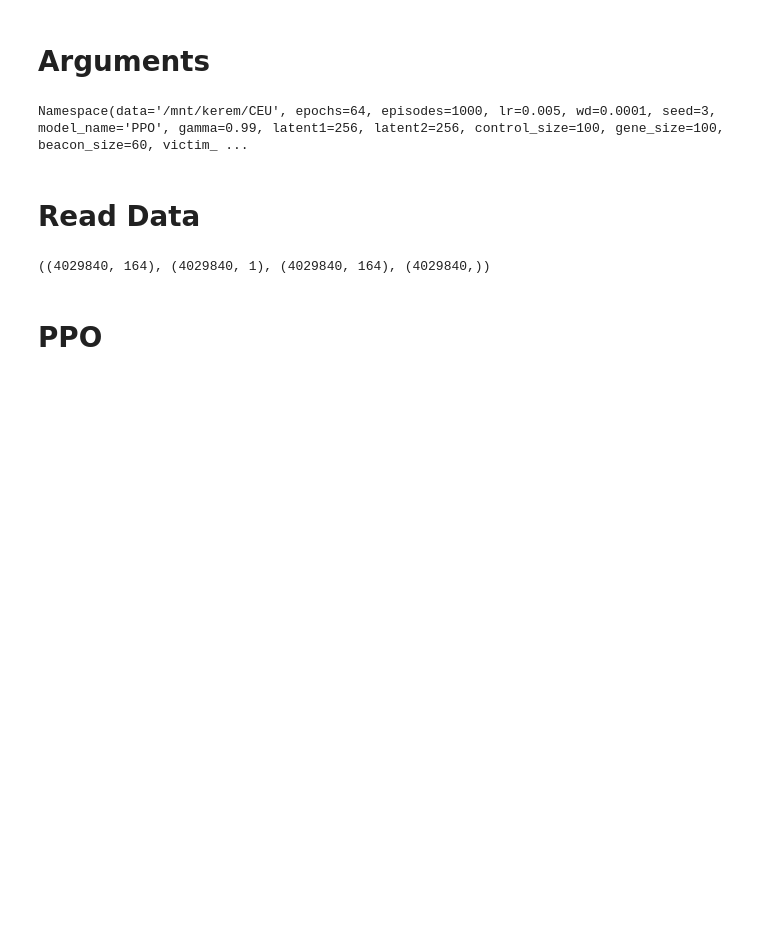
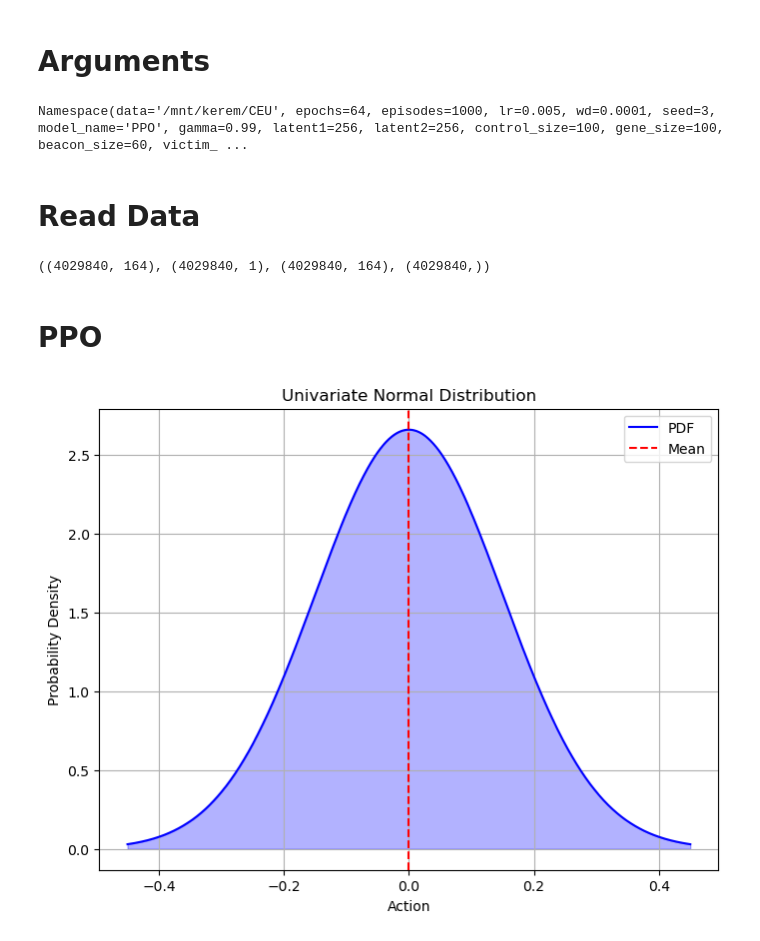
Before and after one commit to ciceklab/beacon-defense-strategies, a Jupyter notebook: main.ipynb, the cells around one changed output. Saved outputs shown, nothing was run; the diff lists cells and outputs as text; code cells hidden in the pictures; blank space fills up the shorter version.

```diff
--- a/main.ipynb
+++ b/main.ipynb
@@ -119,6 +133,40 @@ lr_actor = 0.0003       # learning rate for actor network
 lr_critic = 0.001       # learning rate for critic network
 
 random_seed = 0         # set random seed if required (0 = no random seed)
+# %%
+import numpy as np
+import matplotlib.pyplot as plt
+import torch
+from torch.distributions import Normal
+
+# Assuming self.actor(state) returns a torch tensor
+action_mean = torch.tensor(0)  # Mean for the univariate normal distribution
+
+action_var = torch.tensor(0.15 * 0.15)  # Variance for the univariate normal distribution
+std_dev = torch.sqrt(action_var)
+
+# Create a univariate normal distribution
+dist = Normal(action_mean, std_dev)
+
+# Generate x values
+x = np.linspace(action_mean - 3 * std_dev, action_mean + 3 * std_dev, 1000)
+
+# Calculate the probability density function
+pdf_values = dist.log_prob(torch.tensor(x)).exp().numpy()
+
+# Plot the distribution
+plt.figure(figsize=(8, 6))
+plt.plot(x, pdf_values, color='blue', label='PDF')
+plt.fill_between(x, pdf_values, color='blue', alpha=0.3)
+plt.axvline(action_mean, color='red', linestyle='--', label='Mean')
+plt.xlabel('Action')
+plt.ylabel('Probability Density')
+plt.title('Univariate Normal Distribution')
+plt.legend()
+plt.grid(True)
+plt.show()
+# %% [output]
+[figure, added]
 # %%
 %load_ext autoreload
 %autoreload 2
```
Also changed, not shown: parts of 10 cells of this notebook, 2 other files.
